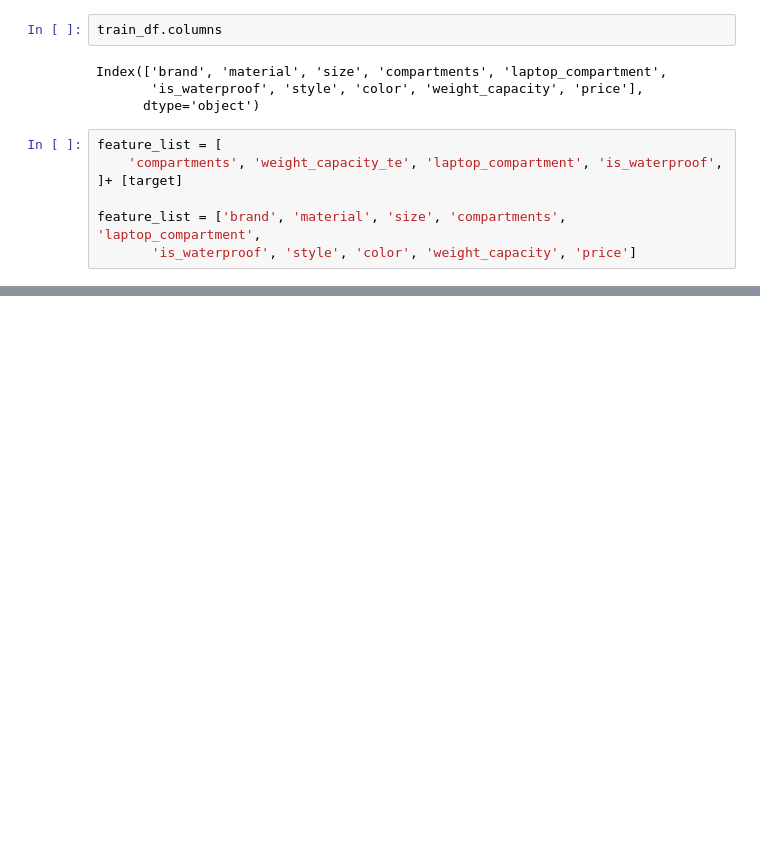
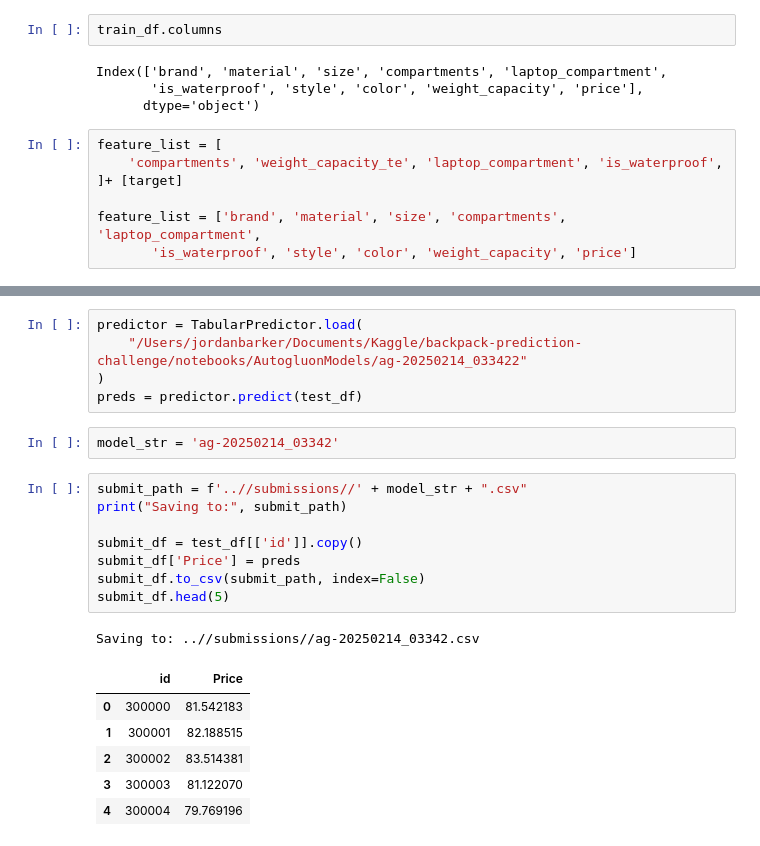
Before and after one commit to Jordanbarker/backpack-prediction-challenge, a Jupyter notebook: notebooks/autogluon_ex1.ipynb, the cells around one changed output, grey strips where cells are left out. Drawn from its saved outputs; the diff is of its cells as text; blank space fills up the shorter version.

```diff
--- a/notebooks/autogluon_ex1.ipynb
+++ b/notebooks/autogluon_ex1.ipynb
@@ -65,0 +118,23 @@ KeyError: "['weight_capacity_te'] not in index"
+# %%
+predictor = TabularPredictor.load(
+    "/Users/jordanbarker/Documents/Kaggle/backpack-prediction-challenge/notebooks/AutogluonModels/ag-20250214_033422"
+)
+preds = predictor.predict(test_df)
+# %%
+model_str = 'ag-20250214_03342'
+# %%
+submit_path = f'..//submissions//' + model_str + ".csv"
+print("Saving to:", submit_path)
+
+submit_df = test_df[['id']].copy()
+submit_df['Price'] = preds
+submit_df.to_csv(submit_path, index=False)
+submit_df.head(5)
+# %% [output]
+Saving to: ..//submissions//ag-20250214_03342.csv
+|  | id | Price |
+| 0 | 300000 | 81.542183 |
+| 1 | 300001 | 82.188515 |
+| 2 | 300002 | 83.514381 |
+| 3 | 300003 | 81.122070 |
+| 4 | 300004 | 79.769196 |
```
Also changed, not shown: parts of 1 cell of this notebook.
